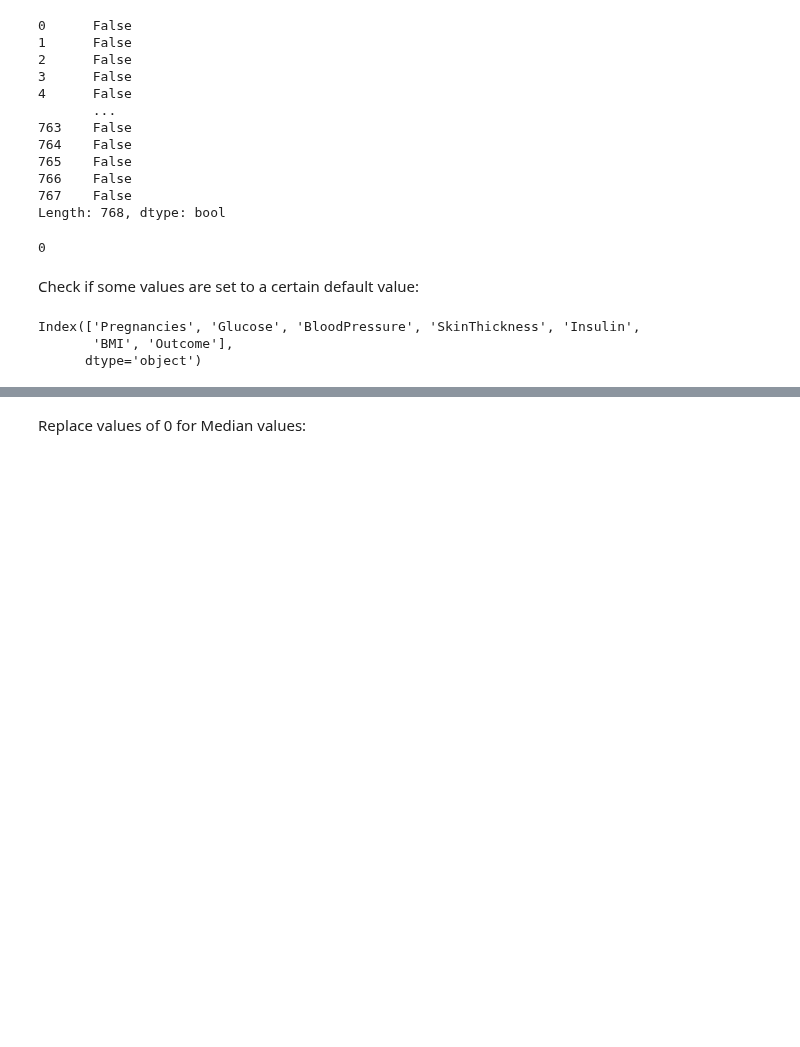
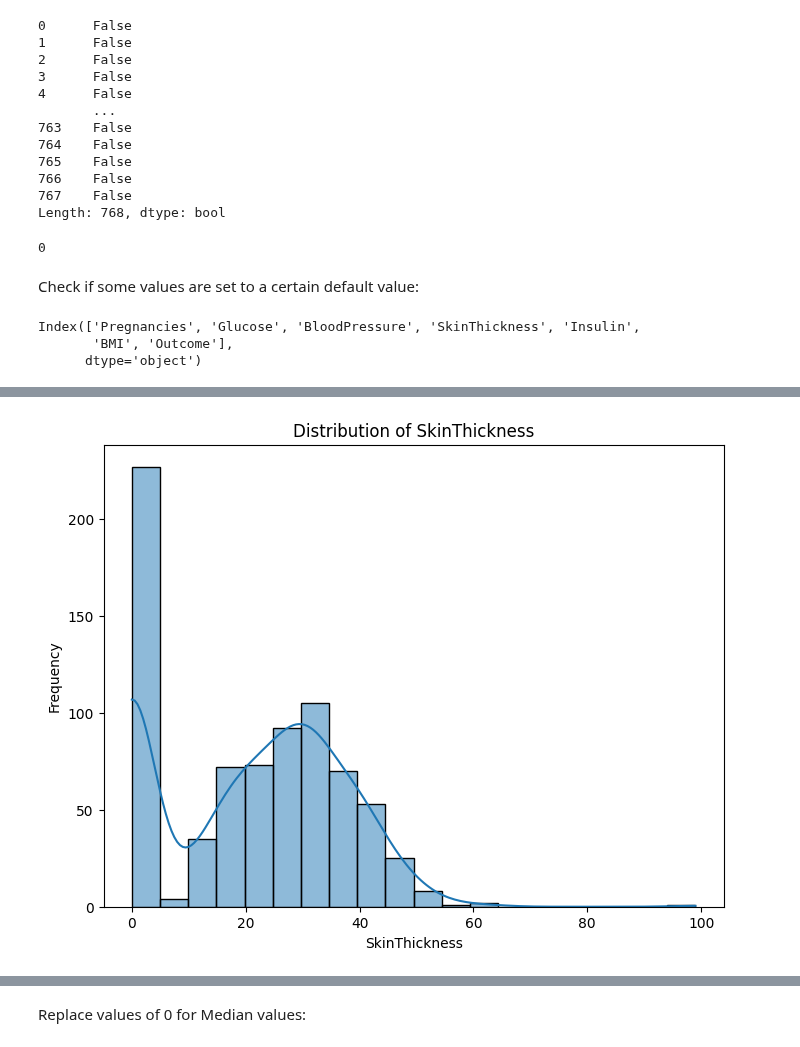
Before and after one commit to houin679/CSMODELPROJECT, a Jupyter notebook: nb1.ipynb, the cells around one changed output, grey strips where cells are left out. Saved outputs shown, nothing was run; the diff lists cells and outputs as text; code cells hidden in the pictures; blank space fills up the shorter version.

```diff
--- a/nb1.ipynb
+++ b/nb1.ipynb
@@ -158,0 +188,9 @@ Index(['Pregnancies', 'Glucose', 'BloodPressure', 'SkinThickness', 'Insulin',
+# %%
+plt.figure(figsize=(8, 6))
+sns.histplot(df['SkinThickness'], bins=20, kde=True)
+plt.title('Distribution of SkinThickness')
+plt.xlabel('SkinThickness')
+plt.ylabel('Frequency')
+plt.show()
+# %% [output]
+[figure, added]
```
Also changed, not shown: parts of 53 cells of this notebook.
